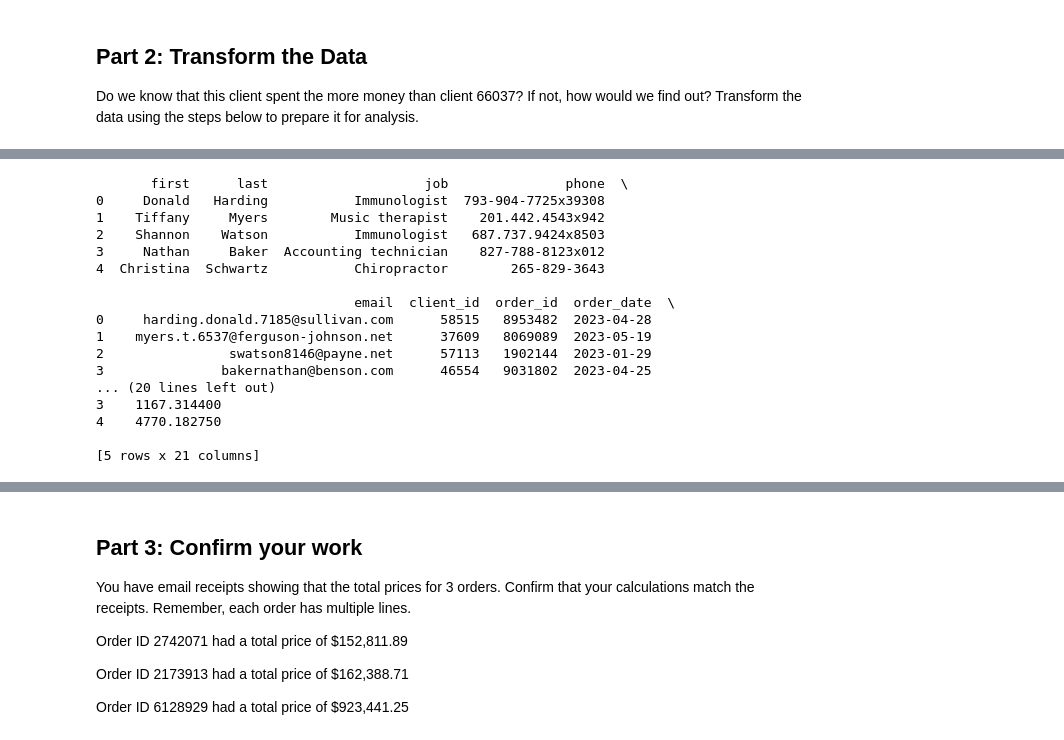
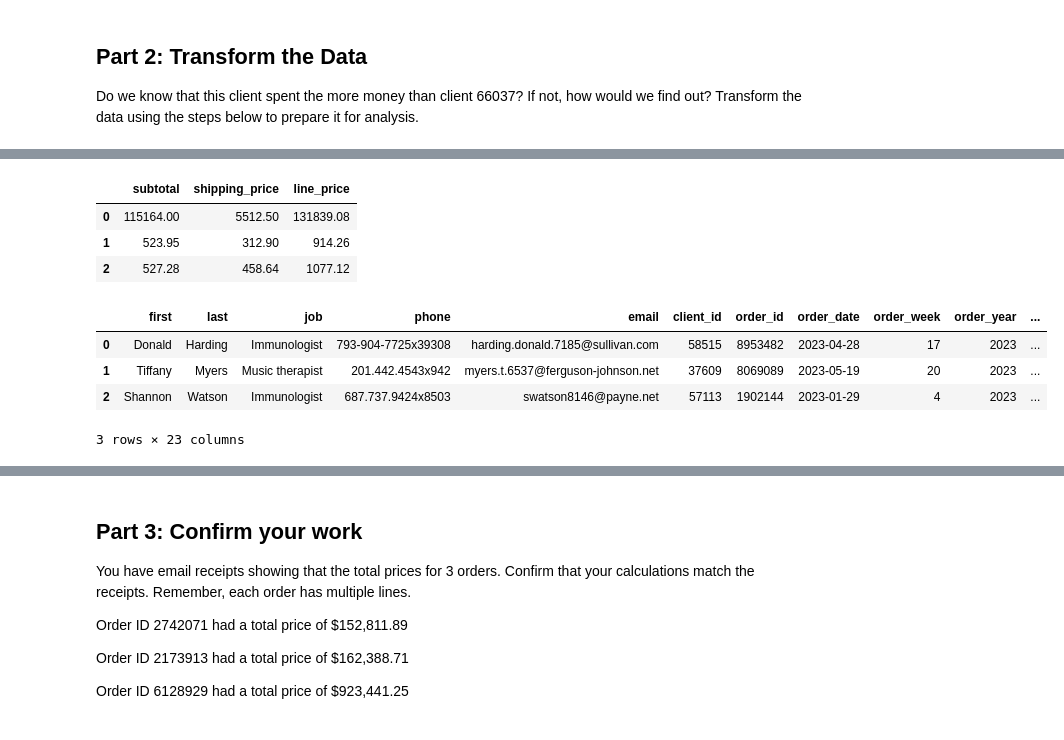
Before and after one commit to 68kevlar/pandas-challenge-1, a Jupyter notebook: wholesale_data_analysis_starter_code.ipynb, the cells around one changed output, grey strips where cells are left out. Cells and saved outputs as stored; diff of their text form; code cells hidden in the pictures.

```diff
--- a/wholesale_data_analysis_starter_code.ipynb
+++ b/wholesale_data_analysis_starter_code.ipynb
@@ -144,6 +124,7 @@ print(data.head())
 # %%
 # Create a column for shipping price.
 # Assume a shipping price of $7 per pound for orders over 50 pounds and $10 per pound for items 50 pounds or under.
-data['shipping_price'] = data['unit_weight'].apply(lambda x: 7 * x if x > 50 else 10 * x)
-print(data.head())
+data['total_weight'] = data['unit_weight'] * data['qty']
+data['shipping_price'] = data['total_weight'].apply(lambda x: 7 * x if x > 50 else 10 * x)
+data[['unit_price', 'unit_weight', 'qty', 'total_weight', 'shipping_price']].head(3)
 # %% [output]
@@ -167,29 +135,26 @@ print(data.head())
 # %%
 # Create a column for the total price using the subtotal and the shipping price along with a sales tax of 9.25%
+sales_tax_rate = 0.0925
+data['line_price'] = data['subtotal'] + data['shipping_price'] + (data['subtotal'] + data['shipping_price']) * sales_tax_rate
+data[['subtotal', 'shipping_price', 'line_price']].round(2).head(3)
+# %% [output]
+|  | subtotal | shipping_price | line_price |
+| 0 | 115164.00 | 5512.50 | 131839.08 |
+| 1 | 523.95 | 312.90 | 914.26 |
+| 2 | 527.28 | 458.64 | 1077.12 |
 # %%
 # Create a column for the cost of each line using unit cost, qty, and
 # shipping price (assume the shipping cost is exactly what is charged to the client).
 sales_tax_rate = 0.0925
 data['total_price'] = data['subtotal'] + data['shipping_price'] + (data['subtotal'] + data['shipping_price']) * sales_tax_rate
-print(data.head())
+data[['unit_cost', 'qty', 'shipping_price']]
+data.head(3)
 # %% [output]
+|  | first | last | job | phone | email | client_id | order_id | order_date | order_week | order_year | ... |
+| 0 | Donald | Harding | Immunologist | 793-904-7725x39308 | harding.donald.7185@sullivan.com | 58515 | 8953482 | 2023-04-28 | 17 | 2023 | ... |
+| 1 | Tiffany | Myers | Music therapist | 201.442.4543x942 | myers.t.6537@ferguson-johnson.net | 37609 | 8069089 | 2023-05-19 | 20 | 2023 | ... |
+| 2 | Shannon | Watson | Immunologist | 687.737.9424x8503 | swatson8146@payne.net | 57113 | 1902144 | 2023-01-29 | 4 | 2023 | ... |
-       first      last                    job               phone  \
-0     Donald   Harding           Immunologist  793-904-7725x39308
-1    Tiffany     Myers        Music therapist    201.442.4543x942
-2    Shannon    Watson           Immunologist   687.737.9424x8503
-3     Nathan     Baker  Accounting technician    827-788-8123x012
-4  Christina  Schwartz           Chiropractor        265-829-3643
-
-                                 email  client_id  order_id  order_date  \
-0     harding.donald.7185@sullivan.com      58515   8953482  2023-04-28
-1    myers.t.6537@ferguson-johnson.net      37609   8069089  2023-05-19
-2                swatson8146@payne.net      57113   1902144  2023-01-29
-3               bakernathan@benson.com      46554   9031802  2023-04-25
-... (20 lines left out)
-3    1167.314400
-4    4770.182750
-
-[5 rows x 21 columns]
+3 rows × 23 columns
 # %%
 # Create a column for the profit of each line using line cost and line price
 data['total_price'] = data['unit_price'] * data['qty']
```
Also changed, not shown: parts of 18 cells of this notebook, 1 other file.
